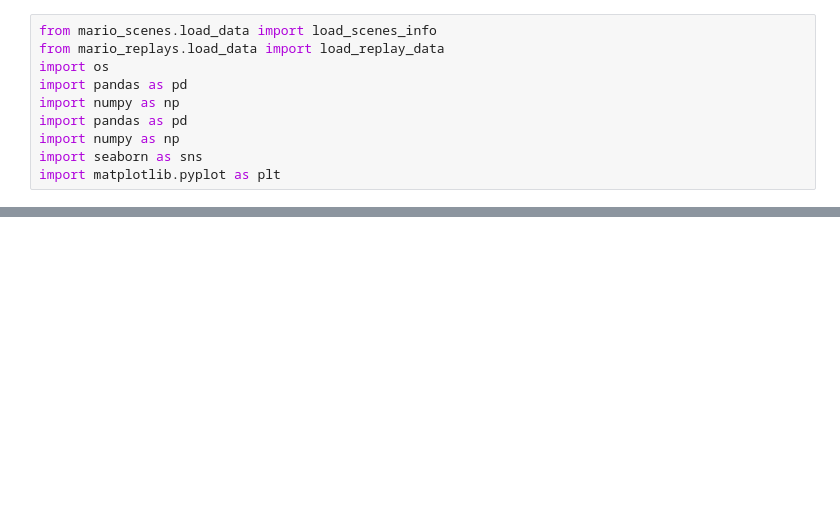
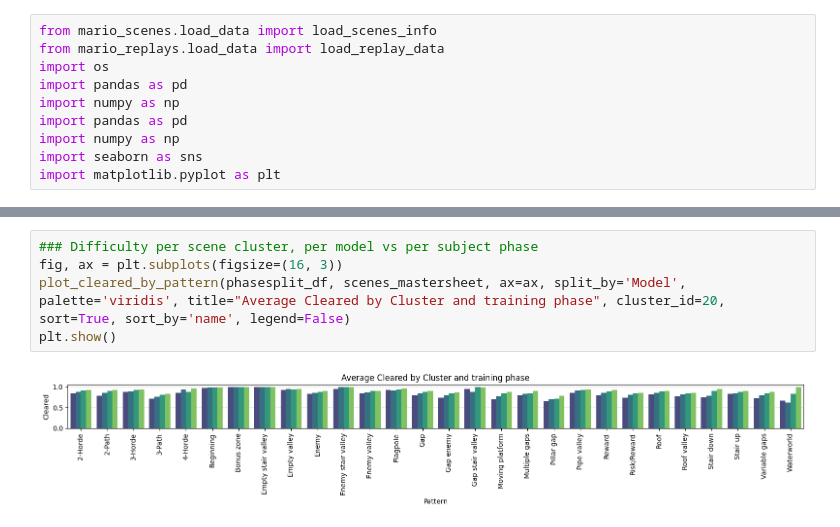
Before and after one commit to courtois-neuromod/mario_learning.behavior, a Jupyter notebook: notebooks/NB_pattern_difficulty.ipynb, the cells around one changed output, grey strips where cells are left out. Saved outputs shown, nothing was run; the diff lists cells and outputs as text; blank space fills up the shorter version.

```diff
--- a/notebooks/NB_pattern_difficulty.ipynb
+++ b/notebooks/NB_pattern_difficulty.ipynb
@@ -228,0 +268,7 @@ plt.show()
+# %%
+### Difficulty per scene cluster, per model vs per subject phase
+fig, ax = plt.subplots(figsize=(16, 3))
+plot_cleared_by_pattern(phasesplit_df, scenes_mastersheet, ax=ax, split_by='Model', palette='viridis', title="Average Cleared by Cluster and training phase", cluster_id=20, sort=True, sort_by='name', legend=False)
+plt.show()
+# %% [output]
+[figure, added]
```
Also changed, not shown: parts of 11 cells of this notebook.
